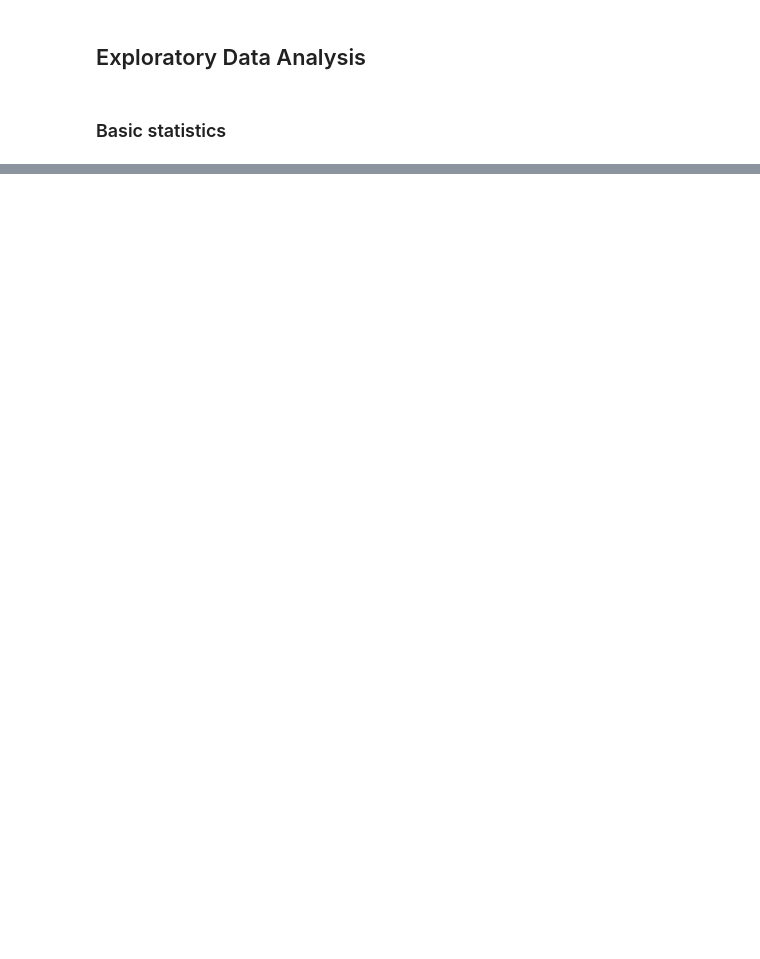
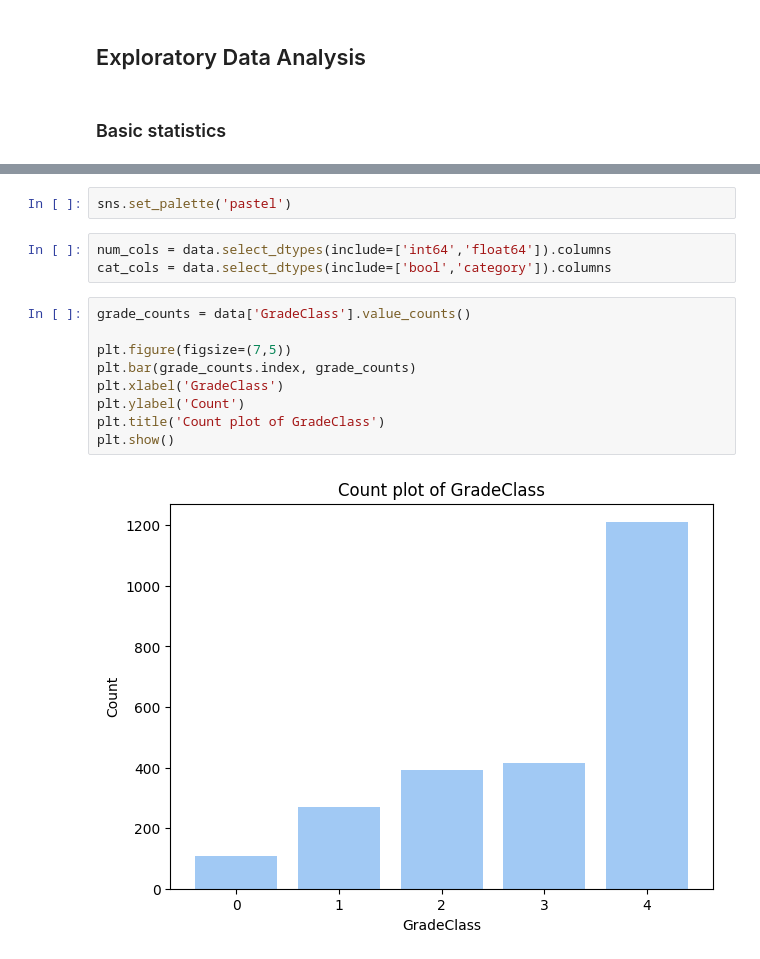
Before and after one commit to dstpnwska/StudentsPerformance, a Jupyter notebook: students-performance.ipynb, the cells around one changed output, grey strips where cells are left out. Saved outputs shown, nothing was run; the diff lists cells and outputs as text; blank space fills up the shorter version.

```diff
--- a/students-performance.ipynb
+++ b/students-performance.ipynb
@@ -122,0 +129,16 @@ data.describe()
+# %%
+sns.set_palette('pastel')
+# %%
+num_cols = data.select_dtypes(include=['int64','float64']).columns
+cat_cols = data.select_dtypes(include=['bool','category']).columns
+# %%
+grade_counts = data['GradeClass'].value_counts()
+
+plt.figure(figsize=(7,5))
+plt.bar(grade_counts.index, grade_counts)
+plt.xlabel('GradeClass')
+plt.ylabel('Count')
+plt.title('Count plot of GradeClass')
+plt.show()
+# %% [output]
+[figure, added]
```
Also changed, not shown: parts of 10 cells of this notebook.
